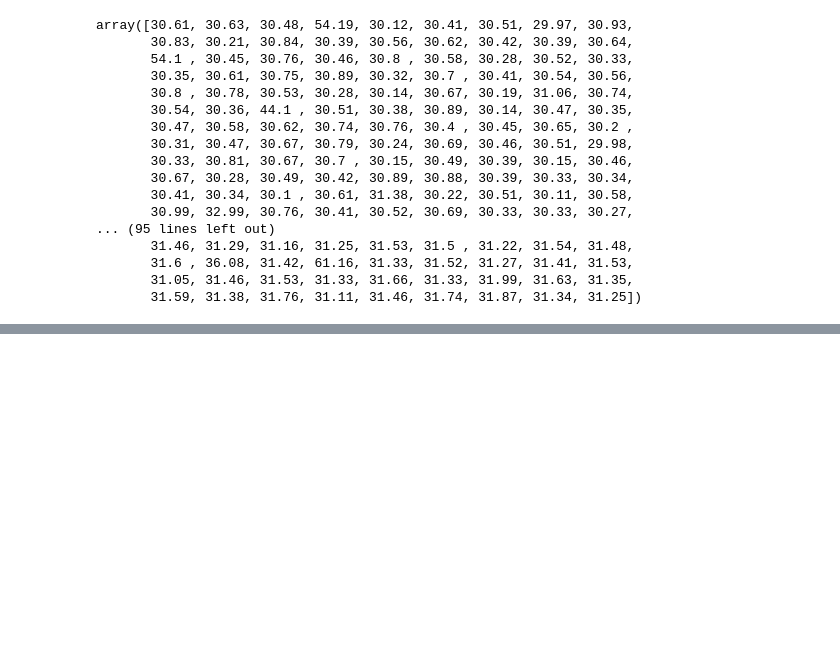
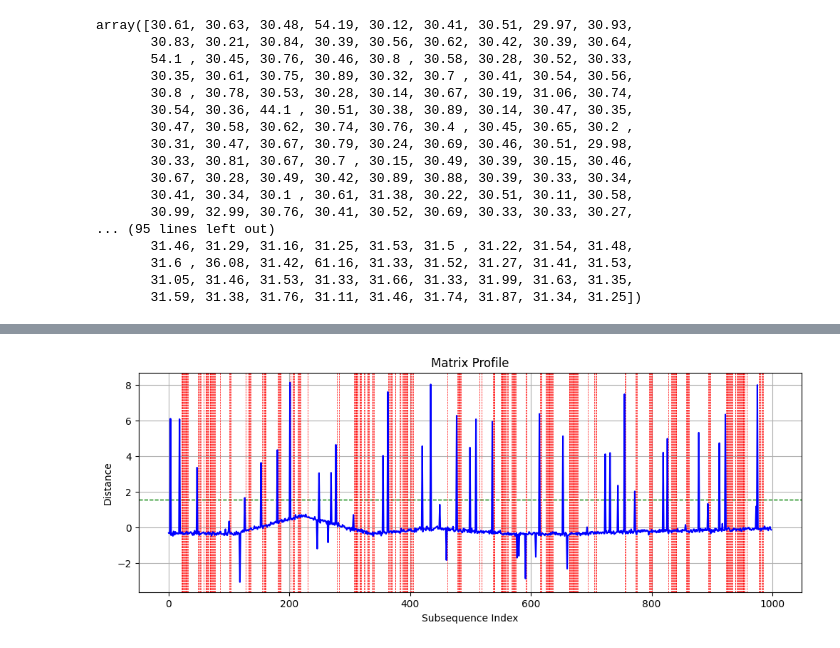
Before and after one commit to shahdivyank/turion-space, a Jupyter notebook: matrix_profile/mp.ipynb, the cells around one changed output, grey strips where cells are left out. Cells and saved outputs as stored; diff of their text form; code cells hidden in the pictures; blank space fills up the shorter version.

```diff
--- a/matrix_profile/mp.ipynb
+++ b/matrix_profile/mp.ipynb
@@ -132,0 +247,29 @@ array([30.61, 30.63, 30.48, 54.19, 30.12, 30.41, 30.51, 29.97, 30.93,
+# %%
+import numpy as np
+import matplotlib.pyplot as plt
+import stumpy
+
+time_series = np.load("../models/1.npy")
+window_size = 15
+matrix_profile = stumpy.stump(time_series, m=window_size)
+
+time_series = (time_series - np.mean(time_series)) / np.std(time_series)
+
+mp = np.array(matrix_profile[:, 0])
+
+mask = np.where(mp > 1 * np.mean(mp) + np.std(mp))[0]
+
+plt.figure(figsize=(12, 4))
+# plt.plot(mp, color = "red")
+plt.axhline(y=np.mean(mp), color='green', linestyle='--', linewidth=1)
+
+for value in mask:
+    plt.axvline(x=value, color='red', linestyle='--', linewidth=0.5)
+plt.plot(time_series, color = "blue")
+plt.title("Matrix Profile")
+plt.xlabel("Subsequence Index")
+plt.ylabel("Distance")
+plt.grid()
+plt.show()
+# %% [output]
+[figure, added]
```
Also changed, not shown: parts of 10 cells of this notebook.
